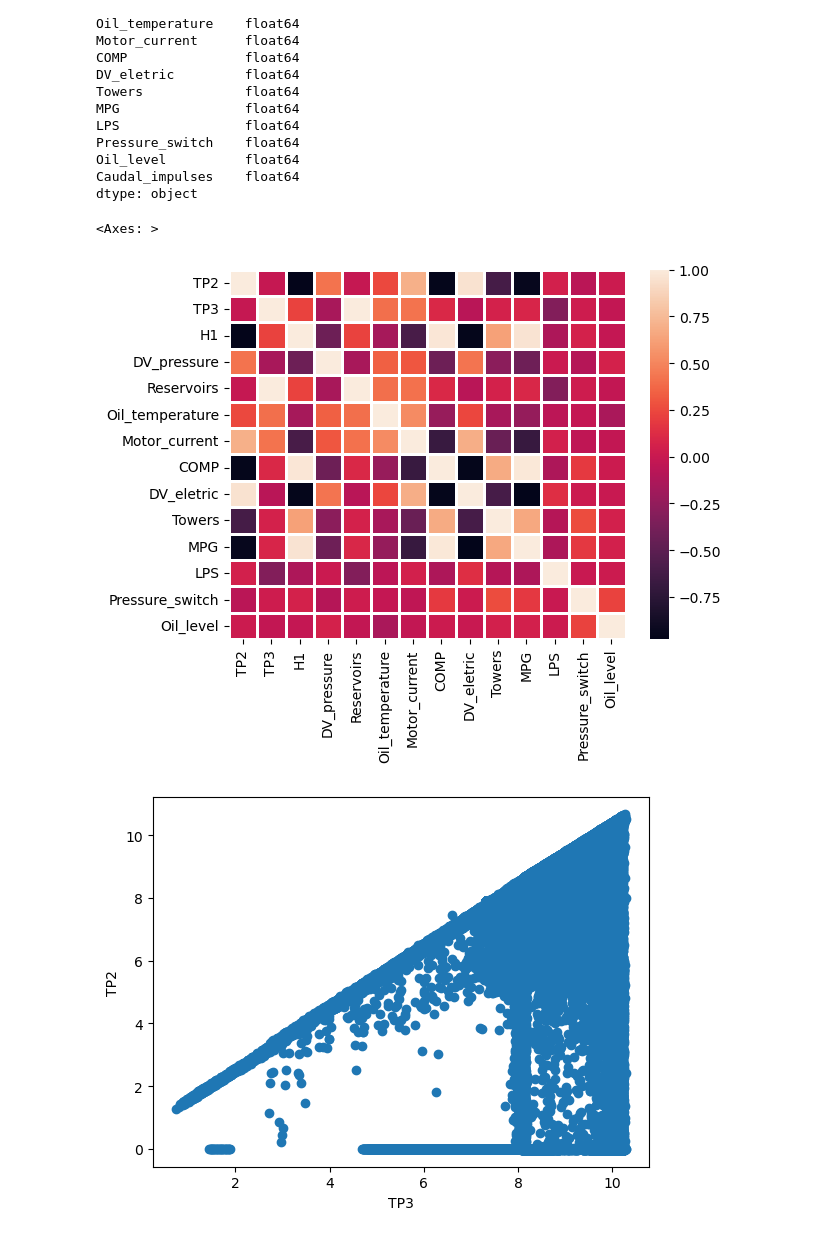
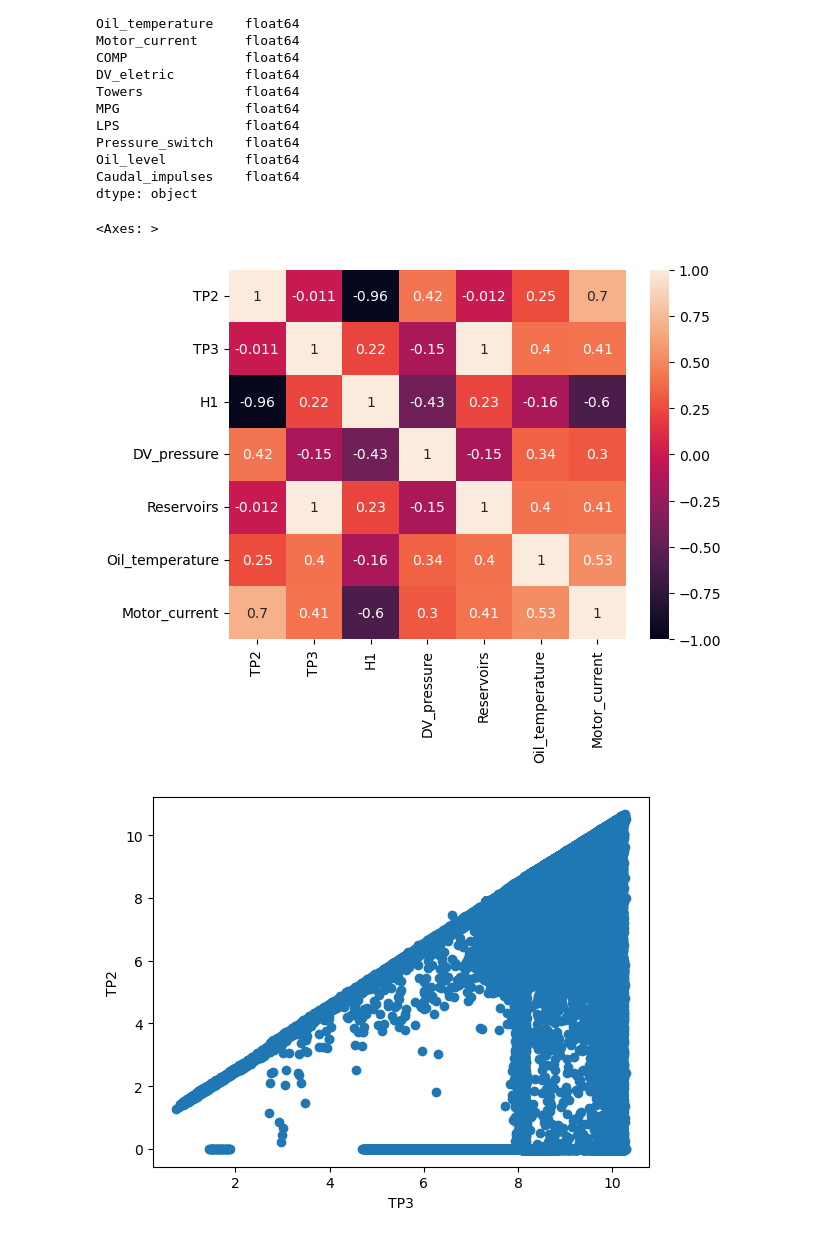
Before and after one commit to Maulik2493/IT496-T18, a Jupyter notebook: 202101019_Harshil_Patel/202101019_Harshil_Patel.ipynb, the cells around one changed output. Saved outputs shown, nothing was run; the diff lists cells and outputs as text; code cells hidden in the pictures.

```diff
--- a/202101019_Harshil_Patel/202101019_Harshil_Patel.ipynb
+++ b/202101019_Harshil_Patel/202101019_Harshil_Patel.ipynb
@@ -87,12 +88,11 @@ dtype: object
 # %%
 import seaborn as sns
 new_df = df[["TP2", "TP3", "H1", "DV_pressure",
-       "Reservoirs", "Oil_temperature", "Motor_current", "COMP", "DV_eletric",
-       "Towers", "MPG", "LPS", "Pressure_switch", "Oil_level"]]
-sns.heatmap(data=new_df.corr(), lw = 1)
+       "Reservoirs", "Oil_temperature", "Motor_current"]]
+sns.heatmap(data=new_df.corr(),annot = True , vmin = -1 , vmax = 1)
 # %% [output]
 <Axes: >
-[figure, old version]
+[figure, new version]
 # %%
 x1 = np.array(df["TP3"])
 y1 = np.array(df["TP2"])
```
Also changed, not shown: parts of 18 cells of this notebook.
